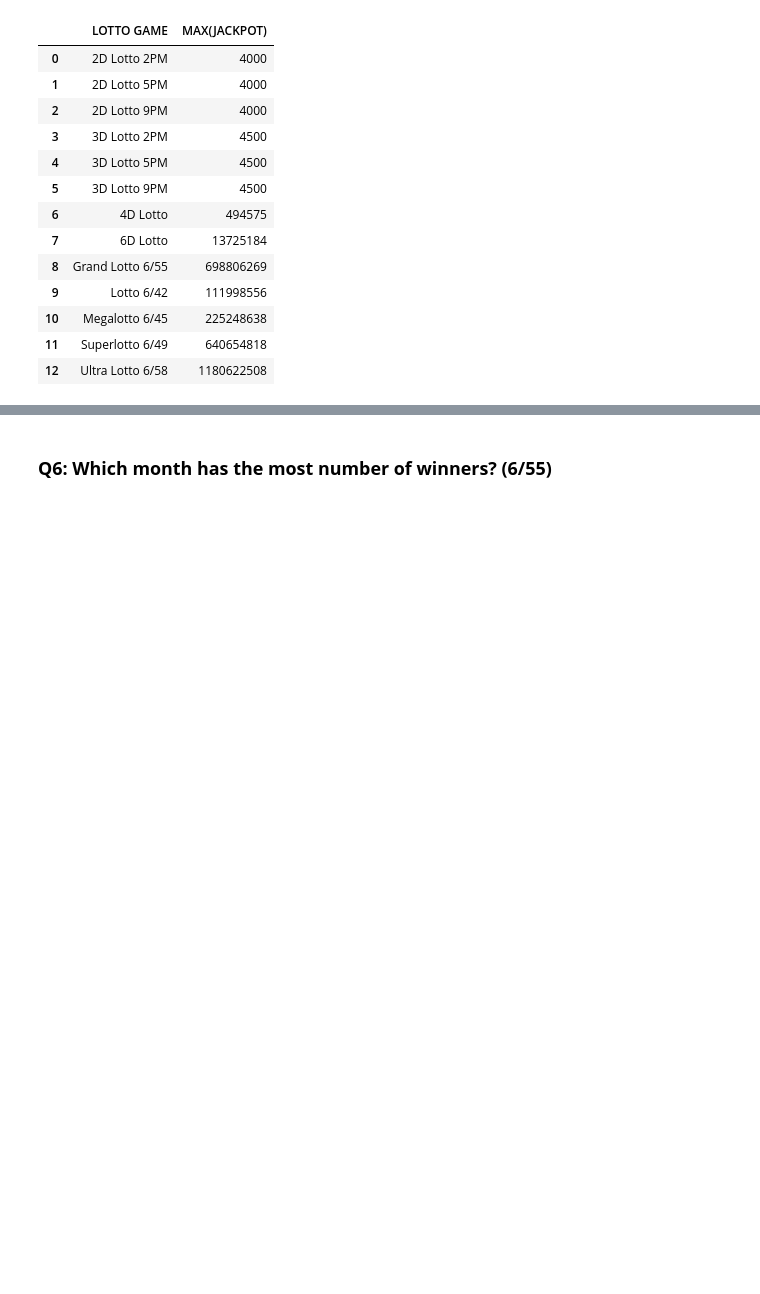
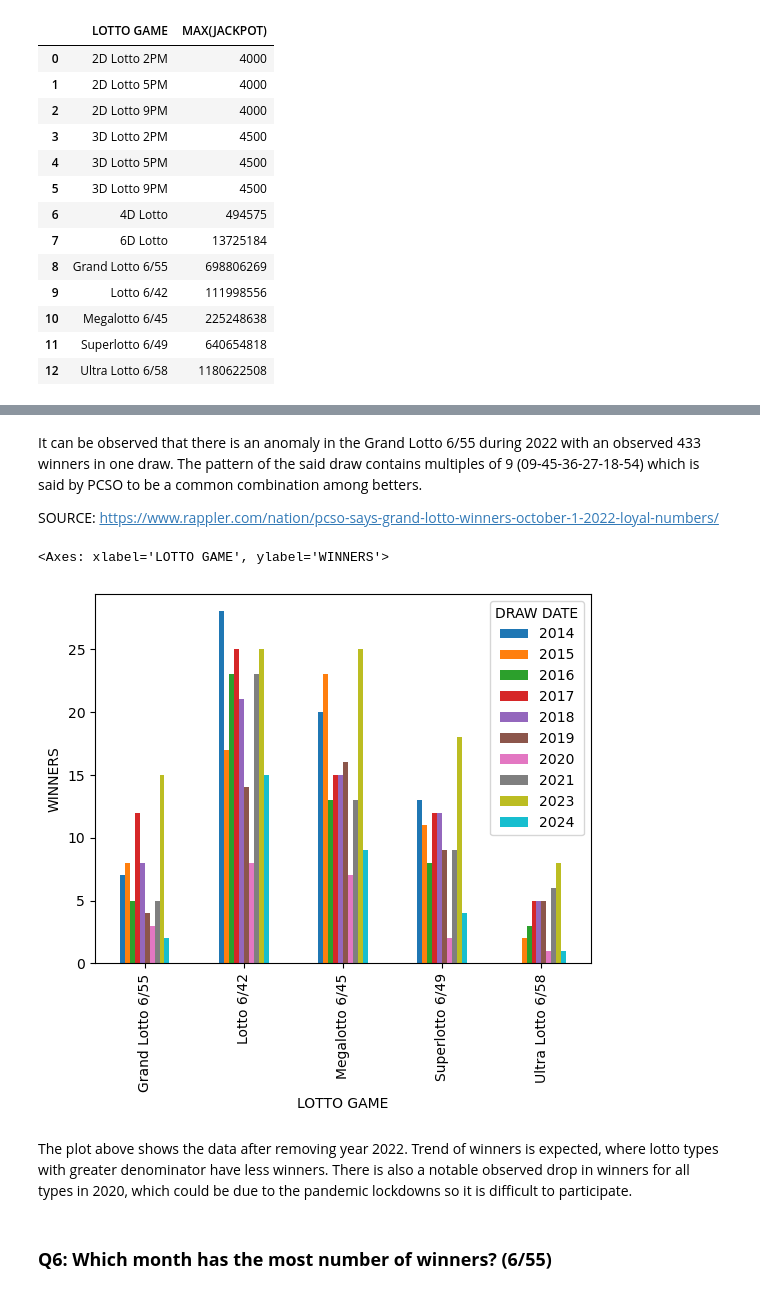
Before and after one commit to ggako/lo3, a Jupyter notebook: lo3.ipynb, the cells around one changed output, grey strips where cells are left out. Cells and saved outputs as stored; diff of their text form; code cells hidden in the pictures; blank space fills up the shorter version.

```diff
--- a/lo3.ipynb
+++ b/lo3.ipynb
@@ -256,3 +313,17 @@ df = ps.sqldf(query,locals())
+# %% [markdown]
+It can be observed that there is an anomaly in the Grand Lotto 6/55 during 2022 with an observed 433 winners in one draw. The pattern of the said draw contains multiples of 9 (09-45-36-27-18-54) which is said by PCSO to be a common combination among betters.
+
+SOURCE: https://www.rappler.com/nation/pcso-says-grand-lotto-winners-october-1-2022-loyal-numbers/
+# %%
+# Dropping 2022 data and then plotting (for magnification of data)
+
+df2 = df2.drop(index = 2022, errors='ignore')
+df2.T.plot(kind='bar', ylabel='WINNERS')
+# %% [output]
+<Axes: xlabel='LOTTO GAME', ylabel='WINNERS'>
+[figure, added]
+# %% [markdown]
+The plot above shows the data after removing year 2022. Trend of winners is expected, where lotto types with greater denominator have less winners. There is also a notable observed drop in winners for all types in 2020, which could be due to the pandemic lockdowns so it is difficult to participate.
 # %% [markdown]
 ### **Q6: Which month has the most number of winners? (6/55)**
 # %%
```
Also changed, not shown: parts of 12 cells of this notebook.
